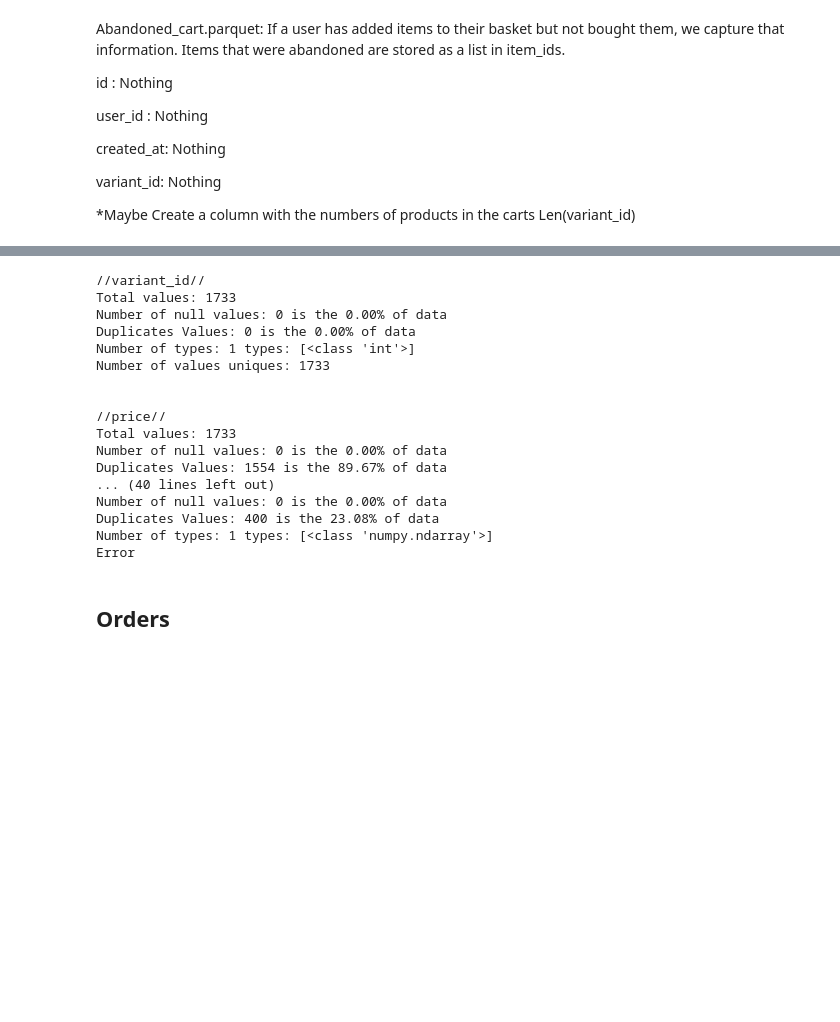
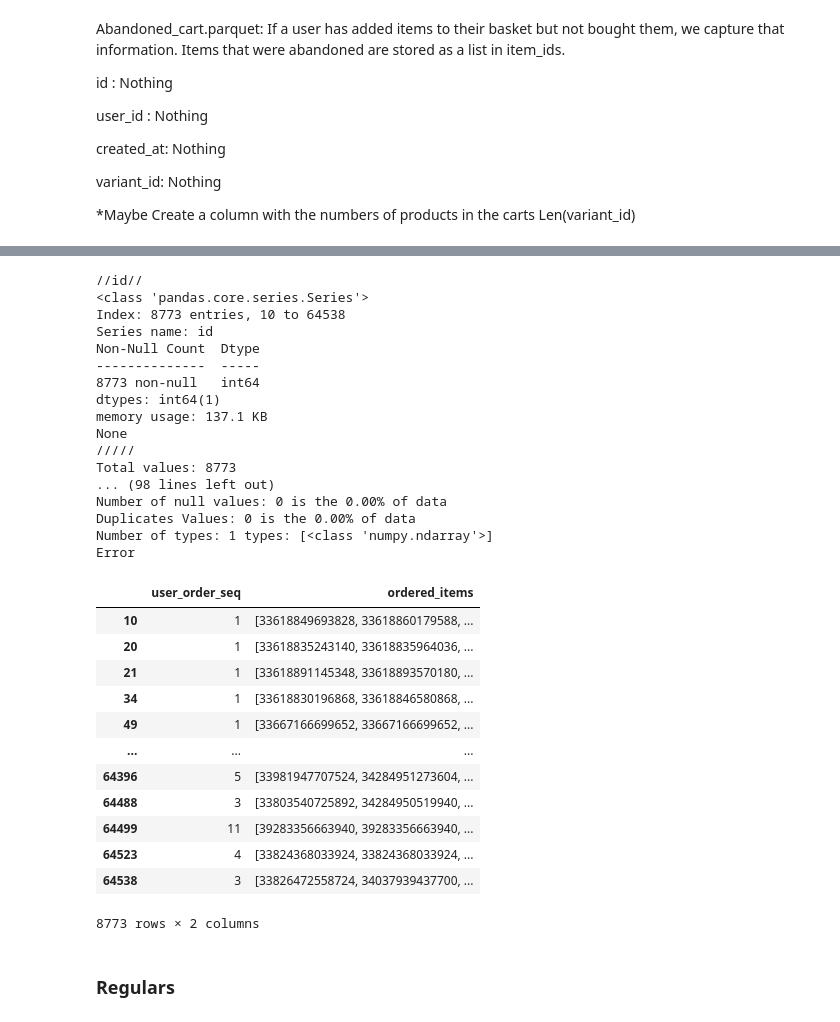
Before and after one commit to MaickMos/zrive-ds, a Jupyter notebook: src/module_2/EDA.ipynb, the cells around one changed output, grey strips where cells are left out. Saved outputs shown, nothing was run; the diff lists cells and outputs as text; code cells hidden in the pictures; blank space fills up the shorter version.

```diff
--- a/src/module_2/EDA.ipynb
+++ b/src/module_2/EDA.ipynb
@@ -196,25 +325,41 @@ Index(['variant_id', 'price', 'compare_at_price', 'vendor', 'product_type',
 # %%
-for column in sampled_datasets["inventory"]:
+for column in orders:
     print(f"//{column}//")
-    main_checks_dataframe_column(sampled_datasets["inventory"][column])
+    initial_checks_dataframe_column(orders[column])
     print("\n")
 # %% [output]
-//variant_id//
-Total values: 1733
+//id//
+<class 'pandas.core.series.Series'>
+Index: 8773 entries, 10 to 64538
+Series name: id
+Non-Null Count  Dtype
+--------------  -----
+8773 non-null   int64
+dtypes: int64(1)
+memory usage: 137.1 KB
+None
+/////
+Total values: 8773
+... (98 lines left out)
 Number of null values: 0 is the 0.00% of data
 Duplicates Values: 0 is the 0.00% of data
-Number of types: 1 types: [<class 'int'>]
-Number of values uniques: 1733
-
-
-//price//
-Total values: 1733
-Number of null values: 0 is the 0.00% of data
-Duplicates Values: 1554 is the 89.67% of data
-... (40 lines left out)
-Number of null values: 0 is the 0.00% of data
-Duplicates Values: 400 is the 23.08% of data
 Number of types: 1 types: [<class 'numpy.ndarray'>]
 Error
+# %%
+orders[["user_order_seq","ordered_items"]]
+# %% [output]
+|  | user_order_seq | ordered_items |
+| 10 | 1 | [33618849693828, 33618860179588, ... |
+| 20 | 1 | [33618835243140, 33618835964036, ... |
+| 21 | 1 | [33618891145348, 33618893570180, ... |
+| 34 | 1 | [33618830196868, 33618846580868, ... |
+| 49 | 1 | [33667166699652, 33667166699652, ... |
+| ... | ... | ... |
+| 64396 | 5 | [33981947707524, 34284951273604, ... |
+| 64488 | 3 | [33803540725892, 34284950519940, ... |
+| 64499 | 11 | [39283356663940, 39283356663940, ... |
+| 64523 | 4 | [33824368033924, 33824368033924, ... |
+| 64538 | 3 | [33826472558724, 34037939437700, ... |
+8773 rows × 2 columns
 # %% [markdown]
-## Orders
+### Regulars
```
Also changed, not shown: parts of 41 cells of this notebook.
